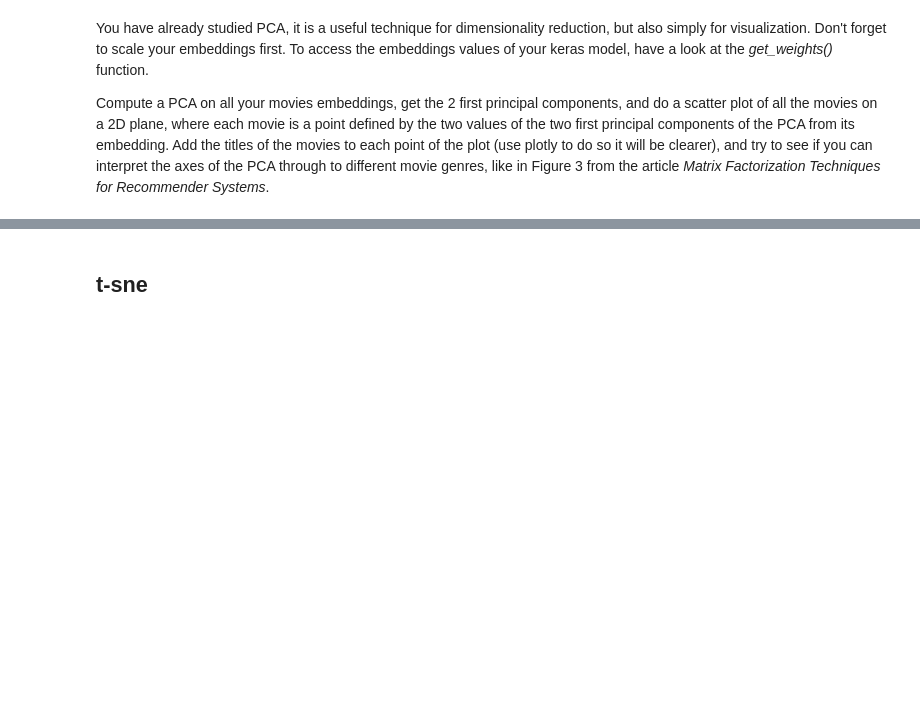
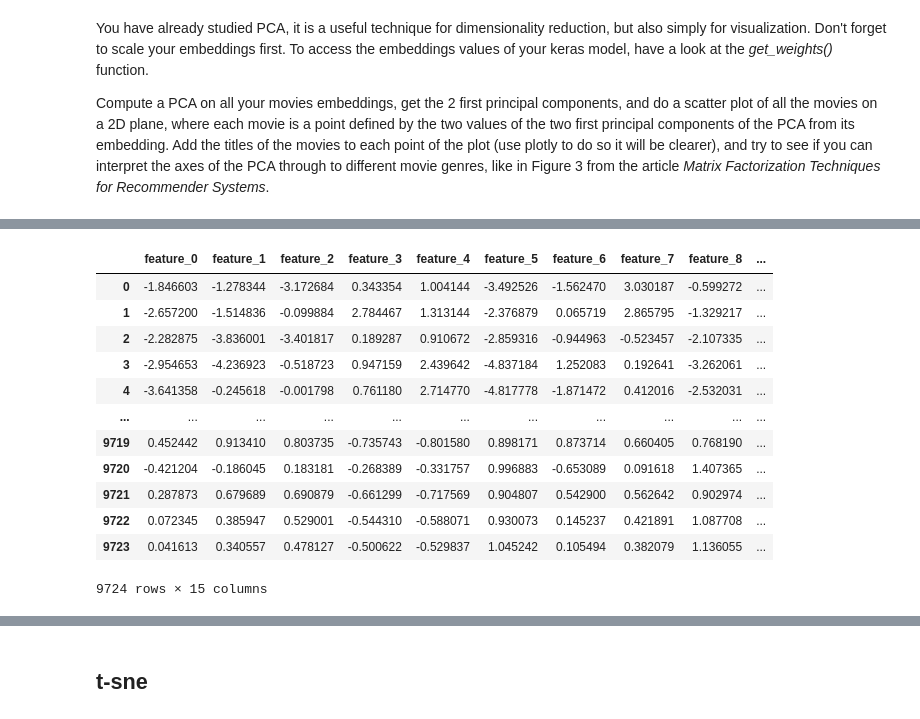
Before and after one commit to Impreccable/ML4, a Jupyter notebook: notebooks/Machine_Learning_4_Recommender_Systems.ipynb, the cells around one changed output, grey strips where cells are left out. Saved outputs shown, nothing was run; the diff lists cells and outputs as text; code cells hidden in the pictures; blank space fills up the shorter version.

```diff
--- a/notebooks/Machine_Learning_4_Recommender_Systems.ipynb
+++ b/notebooks/Machine_Learning_4_Recommender_Systems.ipynb
@@ -990,7 +858,0 @@ for i in weights_list:
-# %%
-
-df_merged = pd.DataFrame()
-
-
-for i, elem in enumerate(weights_list):
-    df_merged[f'Layer_{i}'] = np.ravel(elem)
@@ -1015,0 +891,16 @@ IndentationError: expected an indented block (3631167465.py, line 17)
+# %%
+embedding_df_scaled
+# %% [output]
+|  | feature_0 | feature_1 | feature_2 | feature_3 | feature_4 | feature_5 | feature_6 | feature_7 | feature_8 | ... |
+| 0 | -1.846603 | -1.278344 | -3.172684 | 0.343354 | 1.004144 | -3.492526 | -1.562470 | 3.030187 | -0.599272 | ... |
+| 1 | -2.657200 | -1.514836 | -0.099884 | 2.784467 | 1.313144 | -2.376879 | 0.065719 | 2.865795 | -1.329217 | ... |
+| 2 | -2.282875 | -3.836001 | -3.401817 | 0.189287 | 0.910672 | -2.859316 | -0.944963 | -0.523457 | -2.107335 | ... |
+| 3 | -2.954653 | -4.236923 | -0.518723 | 0.947159 | 2.439642 | -4.837184 | 1.252083 | 0.192641 | -3.262061 | ... |
+| 4 | -3.641358 | -0.245618 | -0.001798 | 0.761180 | 2.714770 | -4.817778 | -1.871472 | 0.412016 | -2.532031 | ... |
+| ... | ... | ... | ... | ... | ... | ... | ... | ... | ... | ... |
+| 9719 | 0.452442 | 0.913410 | 0.803735 | -0.735743 | -0.801580 | 0.898171 | 0.873714 | 0.660405 | 0.768190 | ... |
+| 9720 | -0.421204 | -0.186045 | 0.183181 | -0.268389 | -0.331757 | 0.996883 | -0.653089 | 0.091618 | 1.407365 | ... |
+| 9721 | 0.287873 | 0.679689 | 0.690879 | -0.661299 | -0.717569 | 0.904807 | 0.542900 | 0.562642 | 0.902974 | ... |
+| 9722 | 0.072345 | 0.385947 | 0.529001 | -0.544310 | -0.588071 | 0.930073 | 0.145237 | 0.421891 | 1.087708 | ... |
+| 9723 | 0.041613 | 0.340557 | 0.478127 | -0.500622 | -0.529837 | 1.045242 | 0.105494 | 0.382079 | 1.136055 | ... |
+9724 rows × 15 columns
```
Also changed, not shown: parts of 48 cells of this notebook, 18 other files.
